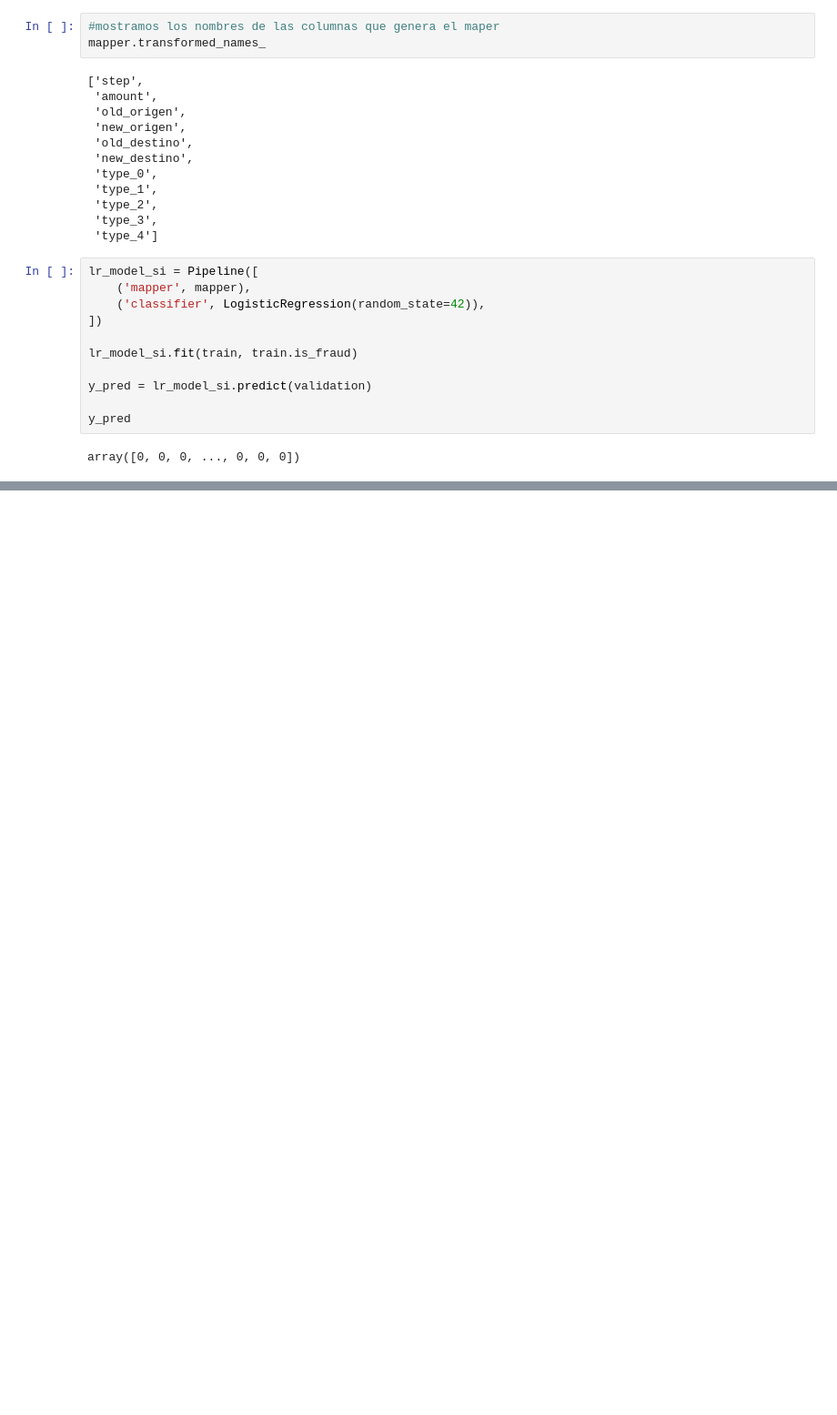
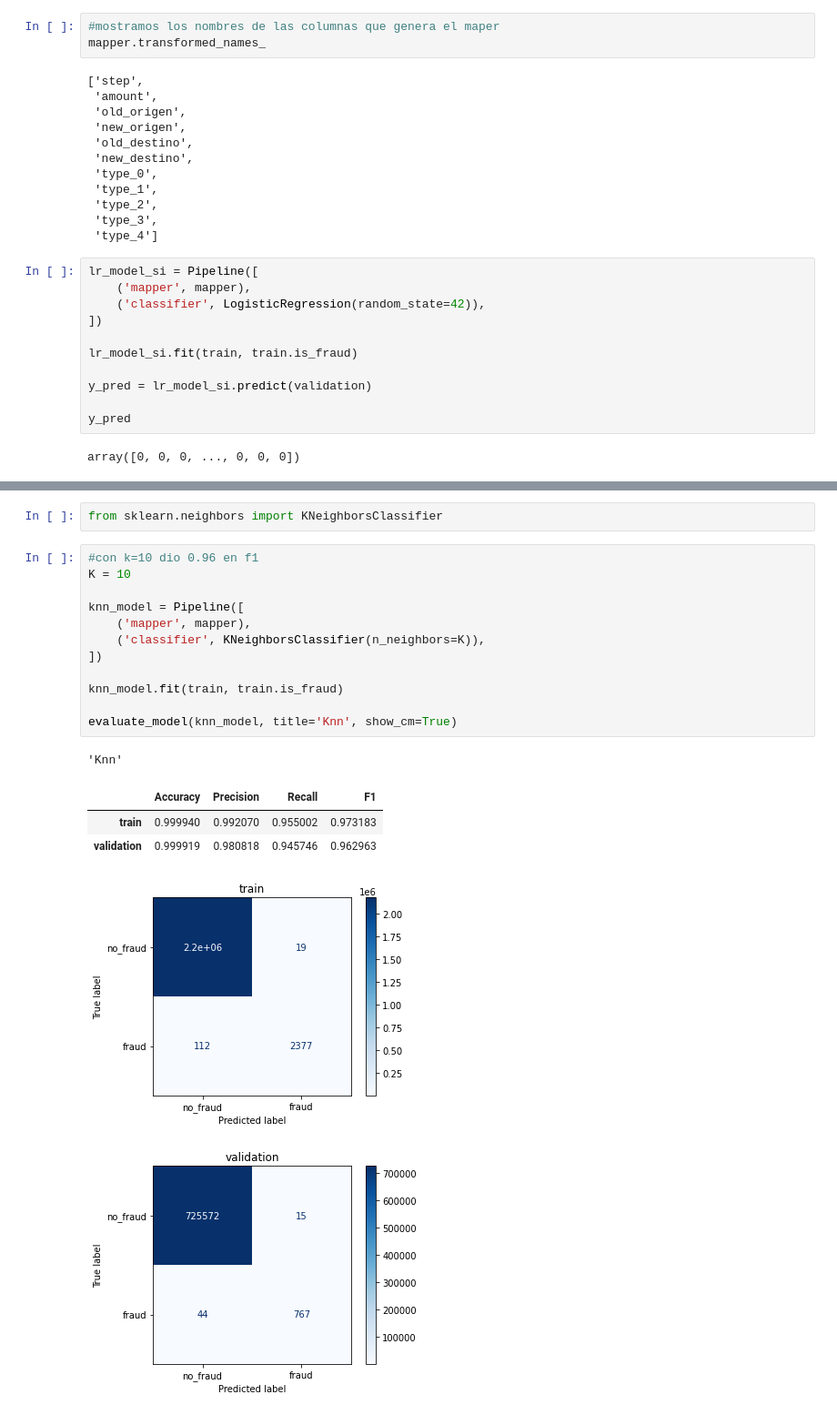
Before and after one commit to UlisesCravero/tp_ml_grupo_9, a Jupyter notebook: experimentation.ipynb, the cells around one changed output, grey strips where cells are left out. Shown at 91% size. Cells and saved outputs as stored; diff of their text form; blank space fills up the shorter version.

```diff
--- a/experimentation.ipynb
+++ b/experimentation.ipynb
@@ -173,0 +222,21 @@ np.float64(0.5427937915742794)
+# %%
+from sklearn.neighbors import KNeighborsClassifier
+# %%
+#con k=10 dio 0.96 en f1
+K = 10
+
+knn_model = Pipeline([
+    ('mapper', mapper),
+    ('classifier', KNeighborsClassifier(n_neighbors=K)),
+])
+
+knn_model.fit(train, train.is_fraud)
+
+evaluate_model(knn_model, title='Knn', show_cm=True)
+# %% [output]
+'Knn'
+|  | Accuracy | Precision | Recall | F1 |
+| train | 0.999940 | 0.992070 | 0.955002 | 0.973183 |
+| validation | 0.999919 | 0.980818 | 0.945746 | 0.962963 |
+[figure, added]
+[figure, added]
```
Also changed, not shown: parts of 16 cells of this notebook.
